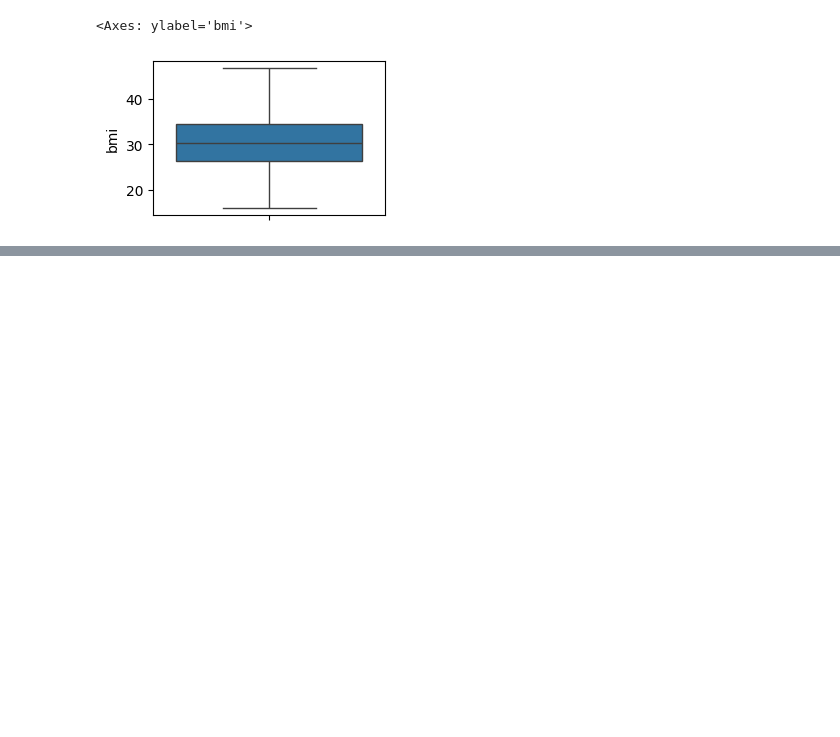
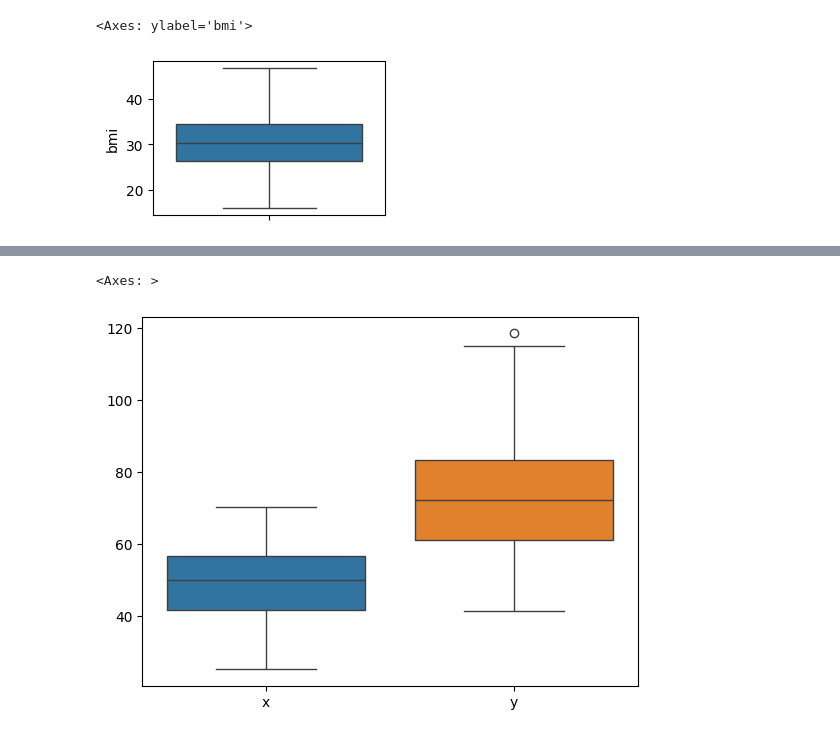
Before and after one commit to Md-Maruf-1727/Statistics, a Jupyter notebook: Outlier removing/outlier_Re_from_insurance.ipynb, the cells around one changed output, grey strips where cells are left out. Saved outputs shown, nothing was run; the diff lists cells and outputs as text; code cells hidden in the pictures; blank space fills up the shorter version.

```diff
--- a/Outlier removing/outlier_Re_from_insurance.ipynb
+++ b/Outlier removing/outlier_Re_from_insurance.ipynb
@@ -309,0 +337,3 @@ sns.boxplot(df3['bmi'])
+# %%
+dataf = pd.read_csv('data.csv')
+dataf.head()
@@ -309,0 +347,5 @@ sns.boxplot(df3['bmi'])
+# %%
+sns.boxplot(dataf)
+# %% [output]
+<Axes: >
+[figure, added]
```
Also changed, not shown: parts of 11 cells of this notebook.
